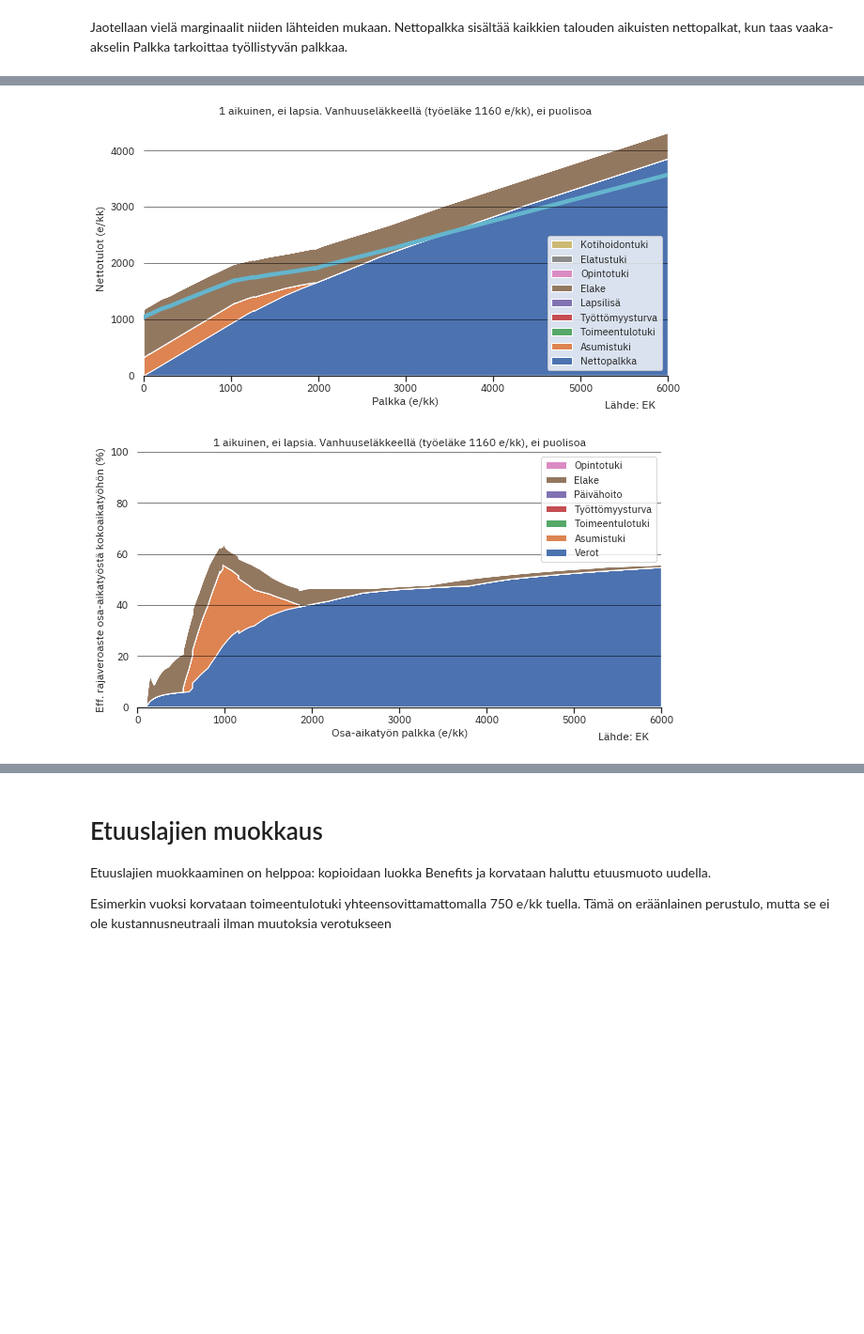
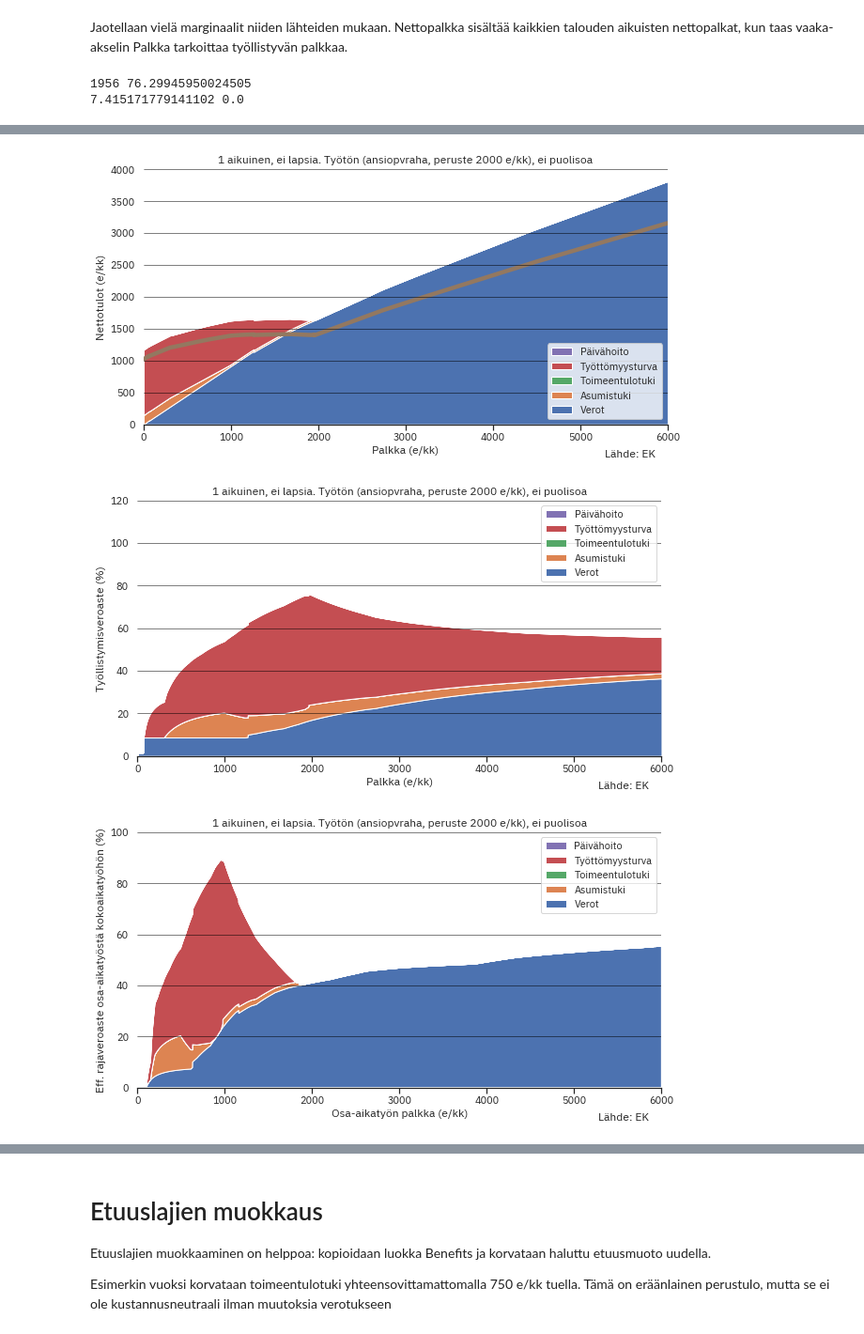
Before and after one commit to ajtanskanen/benefits, a Jupyter notebook: kannusteet 2022.ipynb, the cells around one changed output, grey strips where cells are left out. Shown at 94% size. Saved outputs shown, nothing was run; the diff lists cells and outputs as text; code cells hidden in the pictures; blank space fills up the shorter version.

```diff
--- a/kannusteet 2022.ipynb
+++ b/kannusteet 2022.ipynb
@@ -37,5 +37,5 @@ plt.rcParams['figure.figsize'] = [10, 5]
 
 Laskee työllisyysveroaste, työnteon efektiivisen marginaalivero ja käteen jäävä ansio kirjaston avulla. Valitaan ensin tyyppitapaus. Muuttuja p kertoo tarkat tiedot laskennankohteesta, selite sisältää kuvauksen siitä ja parametri tulosta kehottaa printtaamaan selite:en.
 # %%
-p,selite=fin_benefits.perheparametrit(perhetyyppi=58,tulosta=True)
+p,selite=fin_benefits.perheparametrit(perhetyyppi=50,tulosta=True)
 # %% [output]
@@ -47,5 +47,3 @@ print(p)
-# %%
-p['ika']=65
 # %%
 fin_benefits.print_examples()
 # %% [output]
@@ -94,6 +92,9 @@ basenetto,baseeff,basetva,baseosatva=marg.laske_ja_plottaa(p)
 Jaotellaan vielä marginaalit niiden lähteiden mukaan. Nettopalkka sisältää kaikkien talouden aikuisten nettopalkat, kun taas vaaka-akselin Palkka tarkoittaa työllistyvän palkkaa.
 # %%
 # ja lasketaan & plotataan tulokset
-marg.laske_ja_plottaa_marginaalit(p,plot_tva=False,figname='yksinhuoltaja_gs_',
-                                 grayscale=False,incl_perustulo=False,incl_elake=True)
+marg.laske_ja_plottaa_marginaalit(p,plot_tva=True,figname='huoltaja_gs_',
+                                 grayscale=False,incl_perustulo=False,incl_elake=False,incl_alv=False,
+                                 incl_opintotuki=False)
 # %% [output]
+1956 76.29945950024505
+7.415171779141102 0.0
@@ -101,2 +102,3 @@ marg.laske_ja_plottaa_marginaalit(p,plot_tva=False,figname='yksinhuoltaja_gs_',
-[figure, old version]
+[figure, new version]
-[figure, old version]
+[figure, new version]
+[figure, added]
```
Also changed, not shown: parts of 11 cells of this notebook, 1 other file.
